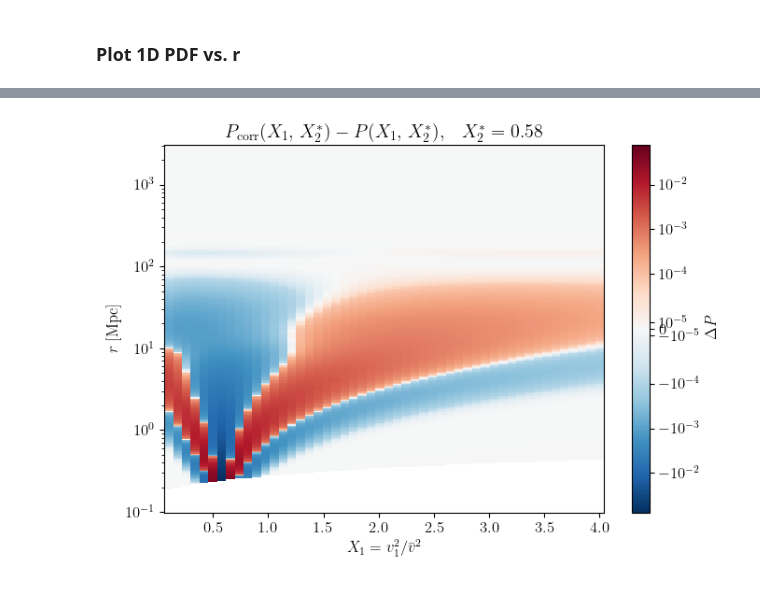
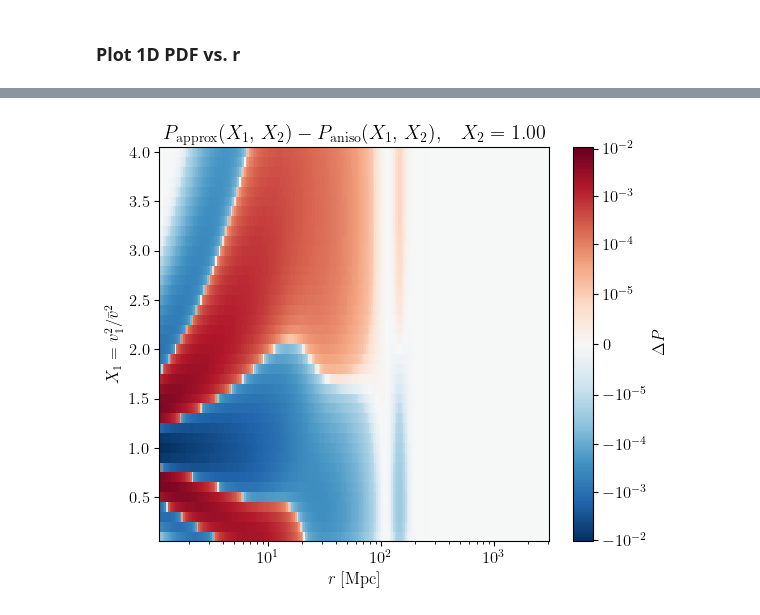
Before and after one commit to ryanyrzh/Zeus21, a Jupyter notebook: aniso_tests/high_res.ipynb, the cells around one changed output, grey strips where cells are left out. Drawn from its saved outputs; the diff is of its cells as text; code cells hidden in the pictures.

Commit message:
Plot PDF difference in 1D slice vs. r

```diff
--- a/aniso_tests/high_res.ipynb
+++ b/aniso_tests/high_res.ipynb
@@ -615,7 +615,11 @@ max |absolute difference| = 2.090256e-03
 # %%
+r_start_idx = 70
+X_arr = np.linspace(0.1, 4, 40)
+Y_arr = np.linspace(0.1, 4, 40)
+
 # Build rho arrays for all r values at once
-rho_para_all      = xi_para_RR_CF[R1choose, R2choose, :]          # shape (n_r,)
-rho_perp_all      = xi_perp_RR_CF[R1choose, R2choose, :]          # shape (n_r,)
+rho_para_all      = xi_para_RR_CF[R1choose, R2choose, r_start_idx:]          # shape (n_r,)
+rho_perp_all      = xi_perp_RR_CF[R1choose, R2choose, r_start_idx:]          # shape (n_r,)
 rho_corrected_all = np.sqrt((rho_para_all**2 + 2.0 * rho_perp_all**2) / 3.0)
 
 # Compute PDFs for all r simultaneously (vectorised over r → shape n_r × n_X × n_Y)
@@ -624,14 +628,12 @@ P_full      = P_X_Y(X_arr, Y_arr, sigma_vcb**2, rho_para_all, rho_perp_all)
 print("Computing P_X_Y_corrected for all r …")
 P_corr_full = P_X_Y(X_arr, Y_arr, sigma_vcb**2, rho_corrected_all, rho_corrected_all)
 
-# Find the peak of the 2D PDF (use the already-computed slice at rchoose=150)
-# P_X_Y_arr has shape (n_X, n_Y); peak index gives the constant-X_2 slice location
-peak_2d  = np.unravel_index(np.argmax(P_X_Y_arr), P_X_Y_arr.shape)
-i_peak_Y = peak_2d[1]          # X_2 index at the PDF peak
-Y_peak   = Y_arr[i_peak_Y]
-print(f"Slice at X_2 = {Y_peak:.3f}  (index {i_peak_Y})")
+# Slice at constant X_2 = 1
+i_X2     = np.argmin(np.abs(Y_arr - 1.0))
+X2_slice = Y_arr[i_X2]
+print(f"Slice at X_2 = {X2_slice:.3f}  (index {i_X2})")
 
-# 1-D slice at constant X_2 = Y_peak  →  shape (n_r, n_X)
-diff_slice = P_corr_full[:, :, i_peak_Y] - P_full[:, :, i_peak_Y]
+# 1-D slice at constant X_2  →  shape (n_r, n_X)
+diff_slice = P_corr_full[:, :, i_X2] - P_full[:, :, i_X2]
 # %% [output]
 Computing P_X_Y for all r …
@@ -641,23 +642,22 @@ Slice at X_2 = 0.578  (index 6)
 # %%
-
-# pcolormesh: x-axis = X_1, y-axis = r
-fig, ax = plt.subplots(figsize=(7, 5))
+# pcolormesh: x-axis = r, y-axis = X_1
+fig, ax = plt.subplots(figsize=(6, 5))
 
 vmax = np.nanmax(np.abs(diff_slice))
 linthresh = vmax * 1e-3   # linear region width around zero (avoids log(0))
 norm = SymLogNorm(linthresh=linthresh, linscale=1, vmin=-vmax, vmax=vmax, base=10)
 
-pcm = ax.pcolormesh(X_arr, rlist, diff_slice, cmap='RdBu_r', norm=norm, shading='auto')
+pcm = ax.pcolormesh(rlist[r_start_idx:], X_arr, diff_slice.T, cmap='RdBu_r', norm=norm, shading='nearest')
 
-ax.set_yscale('log')
-ax.set_xlabel(r'$X_1 = v_1^2 / \bar{v}^2$')
-ax.set_ylabel(r'$r\;[\mathrm{Mpc}]$')
+ax.set_xscale('log')
+ax.set_xlabel(r'$r\;[\mathrm{Mpc}]$')
+ax.set_ylabel(r'$X_1 = v_1^2 / \bar{v}^2$')
 ax.set_title(
-    rf'$P_{{\rm corr}}(X_1,\,X_2^*) - P(X_1,\,X_2^*)$,'
-    rf'$\quad X_2^* = {Y_peak:.2f}$'
+    rf'$P_{{\rm approx}}(X_1,\,X_2) - P_{{\rm aniso}}(X_1,\,X_2)$,'
+    rf'$\quad X_2 = {X2_slice:.2f}$'
 )
 plt.colorbar(pcm, ax=ax, label=r'$\Delta P$')
 plt.tight_layout()
 plt.show()
 # %% [output]
-[figure, old version]
+[figure, new version]
```
Also changed, not shown: parts of 7 cells of this notebook.
